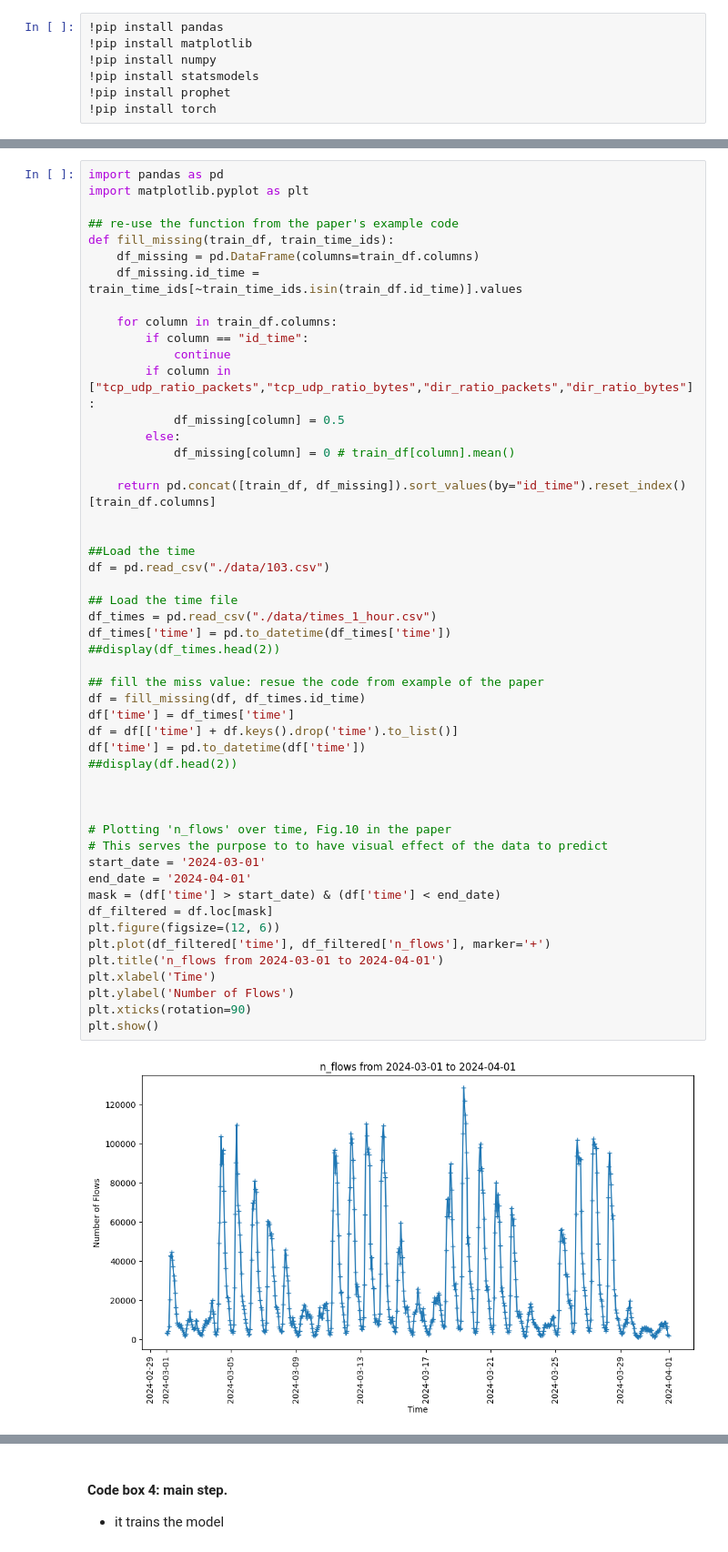
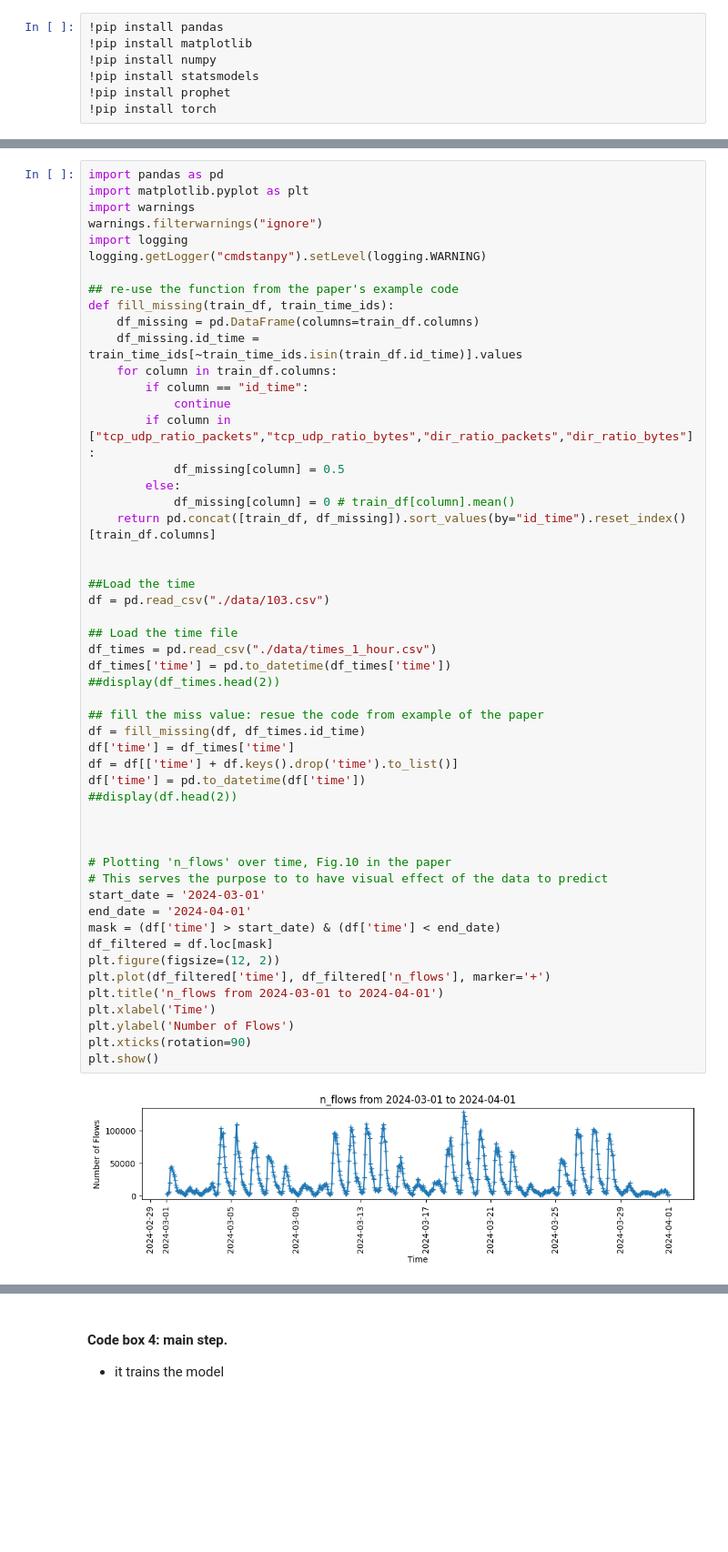
Before and after one commit to BinDong314/ESAIHW, a Jupyter notebook: ESAIHW.ipynb, the cells around one changed output, grey strips where cells are left out. Shown: that part at 91% size. Drawn from its saved outputs; the diff is of its cells as text; blank space fills up the shorter version.

Commit message:
add figure and update notebook

```diff
--- a/ESAIHW.ipynb
+++ b/ESAIHW.ipynb
@@ -16,12 +16,15 @@ Note: This step learn the code from the example provided by the paper
 # %%
 import pandas as pd
 import matplotlib.pyplot as plt
+import warnings
+warnings.filterwarnings("ignore")
+import logging
+logging.getLogger("cmdstanpy").setLevel(logging.WARNING)
 
 ## re-use the function from the paper's example code
 def fill_missing(train_df, train_time_ids):
     df_missing = pd.DataFrame(columns=train_df.columns)
     df_missing.id_time = train_time_ids[~train_time_ids.isin(train_df.id_time)].values
-
     for column in train_df.columns:
         if column == "id_time":
             continue
@@ -29,40 +32,39 @@ def fill_missing(train_df, train_time_ids):
             df_missing[column] = 0.5
         else:
             df_missing[column] = 0 # train_df[column].mean()
-
     return pd.concat([train_df, df_missing]).sort_values(by="id_time").reset_index()[train_df.columns]
 
 
 ##Load the time
 df = pd.read_csv("./data/103.csv")
 
 ## Load the time file
 df_times = pd.read_csv("./data/times_1_hour.csv")
 df_times['time'] = pd.to_datetime(df_times['time'])
 ##display(df_times.head(2))
 
 ## fill the miss value: resue the code from example of the paper
 df = fill_missing(df, df_times.id_time)
 df['time'] = df_times['time']
 df = df[['time'] + df.keys().drop('time').to_list()]
 df['time'] = pd.to_datetime(df['time'])
 ##display(df.head(2))
 
 
 
 # Plotting 'n_flows' over time, Fig.10 in the paper
 # This serves the purpose to to have visual effect of the data to predict
 start_date = '2024-03-01'
 end_date = '2024-04-01'
 mask = (df['time'] > start_date) & (df['time'] < end_date)
 df_filtered = df.loc[mask]
-plt.figure(figsize=(12, 6))
+plt.figure(figsize=(12, 2))
 plt.plot(df_filtered['time'], df_filtered['n_flows'], marker='+')
 plt.title('n_flows from 2024-03-01 to 2024-04-01')
 plt.xlabel('Time')
 plt.ylabel('Number of Flows')
 plt.xticks(rotation=90)
 plt.show()
 # %% [output]
-[figure, old version]
+[figure, new version]
 # %% [markdown]
```
Also changed, not shown: parts of 8 cells of this notebook, 2 other files.
